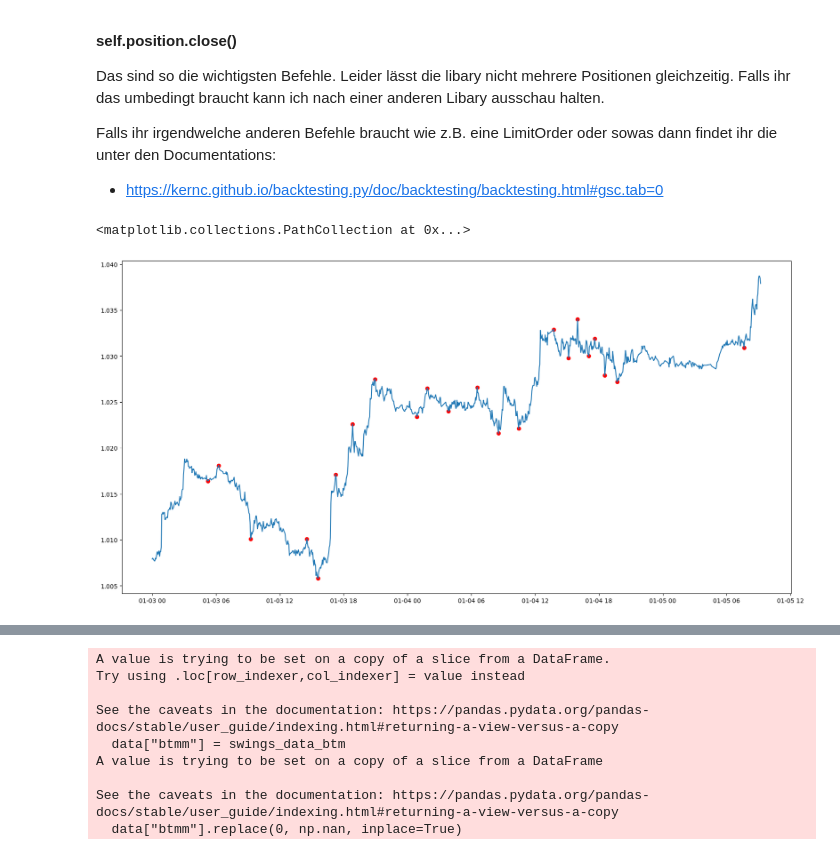
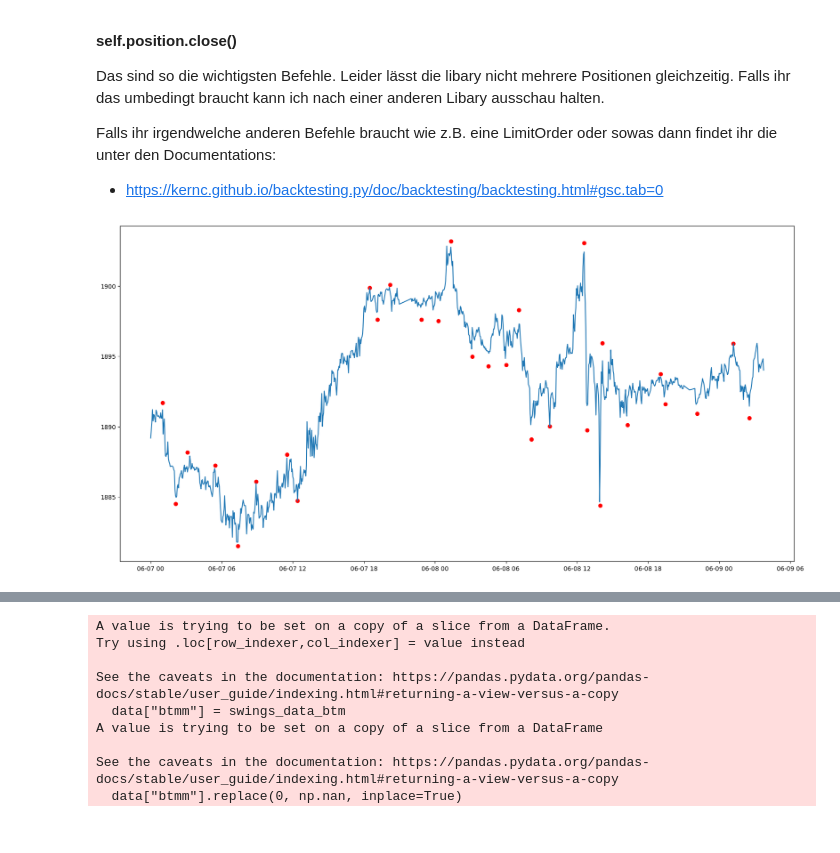
Before and after one commit to d3nnis2001/PIES, a Jupyter notebook: algo.ipynb, the cells around one changed output, grey strips where cells are left out. Cells and saved outputs as stored; diff of their text form; code cells hidden in the pictures.

Commit message:
pivotpoints added and some further changes on the strat

```diff
--- a/algo.ipynb
+++ b/algo.ipynb
@@ -77,16 +77,29 @@ Falls ihr irgendwelche anderen Befehle braucht wie z.B. eine LimitOrder oder sow
 
 - https://kernc.github.io/backtesting.py/doc/backtesting/backtesting.html#gsc.tab=0
 # %%
-indexes = argrelextrema(eurusd['Close'][:1000].values, np.greater, order=20)[0]
-values = eurusd['Close'][:1000].iloc[indexes]
+indexes = argrelextrema(auxusd['High'][:1000].values, np.greater, order=20)[0]
+values = auxusd['High'][:1000].iloc[indexes]
 
-indexeslower = argrelextrema(eurusd['Close'][:1000].values, np.less, order=20)[0]
-valueslower = eurusd['Close'][:1000].iloc[indexeslower]
+indexeslower = argrelextrema(auxusd['Low'][:1000].values, np.less, order=20)[0]
+valueslower = auxusd['Low'][:1000].iloc[indexeslower]
 
 plt.figure(figsize=(20,10))
-plt.plot(eurusd['Close'][:1000])
+plt.plot(auxusd['Close'][:1000])
 plt.scatter(values.index, values.values, c='r')
 plt.scatter(valueslower.index, valueslower.values, c='r')
+
+def pivotPoints(df, order, band):
+    if(band==1):
+        indexes = argrelextrema(df['High'].values, np.greater, order=order)[0]
+        listHigh = pd.Series(np.nan, index=df.index)
+        listHigh.iloc[indexes] = df["High"].iloc[indexes]
+        listHigh = listHigh.fillna(method='ffill')
+        return listHigh
+    elif(band==0):
+        indexeslower = argrelextrema(df['Low'].values, np.less, order=order)[0]
+        listLow = pd.Series(np.nan, index=df.index)
+        listLow.iloc[indexeslower] = df["Low"].iloc[indexeslower]
+        listLow = listLow.fillna(method="ffill")
+        return listLow
 # %% [output]
-<matplotlib.collections.PathCollection at 0x...>
-[figure, old version]
+[figure, new version]
```
Also changed, not shown: parts of 11 cells of this notebook, 3 other files.
